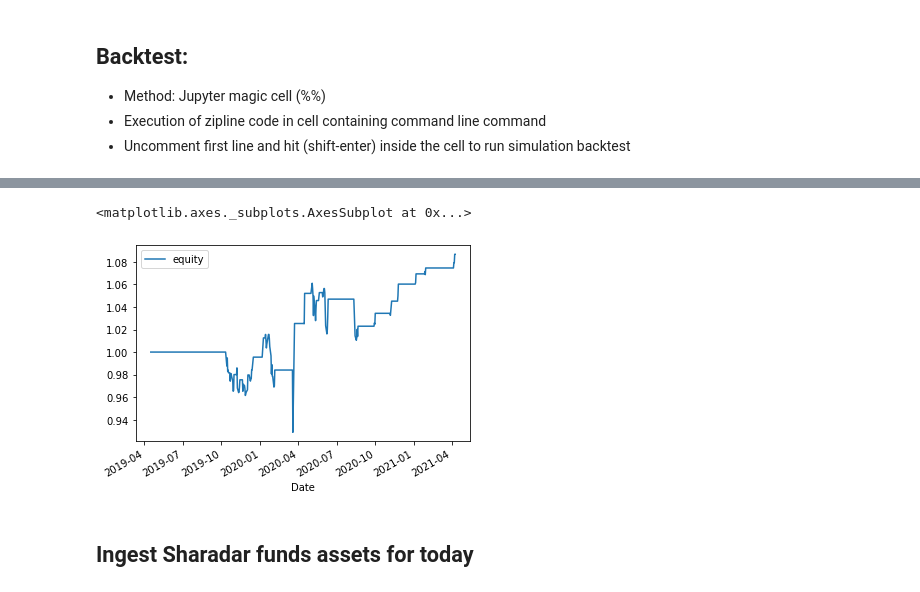
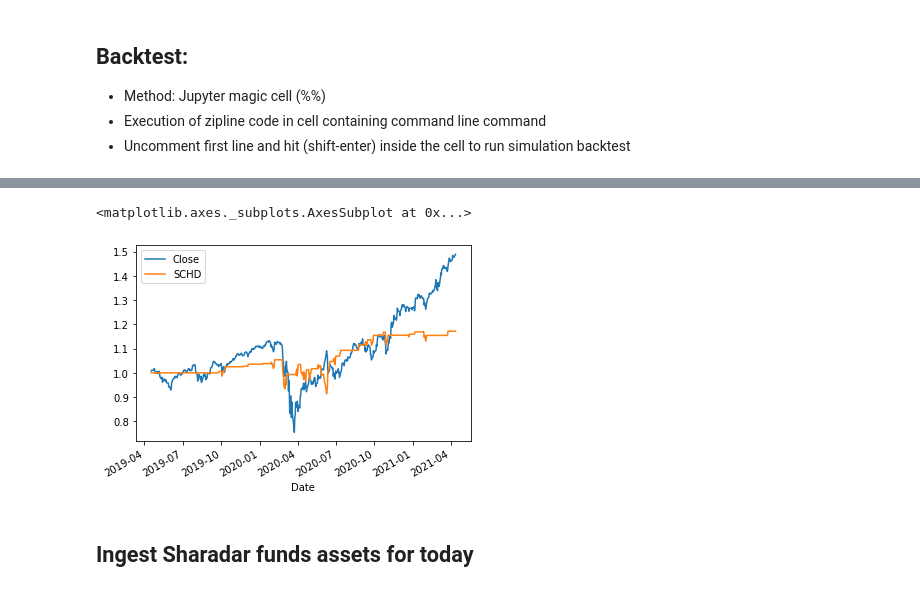
Before and after one commit to hotchilianalytics/hca-resources, a Jupyter notebook: HCA_Mean_Reversion/HCA_Mean_Reversion.ipynb, the cells around one changed output, grey strips where cells are left out. Drawn from its saved outputs; the diff is of its cells as text; code cells hidden in the pictures.

```diff
--- a/HCA_Mean_Reversion/HCA_Mean_Reversion.ipynb
+++ b/HCA_Mean_Reversion/HCA_Mean_Reversion.ipynb
@@ -85,7 +87,7 @@ HCA_Mean_Reversion_old.ipynb  mytable.png                summary.png
 - Execution of zipline code in cell containing command line command
 - Uncomment first line and hit (shift-enter) inside the cell to run simulation backtest
 # %%
-equity='TLT' #'ARKK' #'TSLA'
+equity='SCHD'#'IWM' #'TSLA' #'SPY' #'ARKK' #'ARKK' #'TSLA'
 strat_name = 'MeanRevOneZ'
 sim_days = 730
 tail_days = 10
@@ -111,7 +113,6 @@ strat.asset_sym = equity
 stock      = strat.get_asset_data(strat.av_key, strat.asset_sym, strt_ts, end_ts)
 
 bt_df      = strat.mr_trade(stock, strat.window_len)
-
 perf       = bt_df['equity'].calc_stats()
 
 perf_ret = pd.Series(bt_df['equity'])
@@ -149,0 +151,3 @@ mtd    3m     6m     ytd    1y     3y     5y    10y    incep.
+# %%
+bt_df = bt_df.rename(columns={'equity': equity})
+(bt_df[[equity]].pct_change()+1.).cumprod().plot()
@@ -150,8 +162,8 @@ mtd    3m     6m     ytd    1y     3y     5y    10y    incep.
 # %%
-(bt_df[['equity']].pct_change()+1.).cumprod().plot()
+(bt_df[['Close',str(equity)]].pct_change()+1.).cumprod().plot()
 # %% [output]
 <matplotlib.axes._subplots.AxesSubplot at 0x...>
-[figure, old version]
+[figure, new version]
 # %% [markdown]
 ## Ingest Sharadar funds assets for today
 # %%
```
Also changed, not shown: parts of 6 cells of this notebook, 3 other files.
